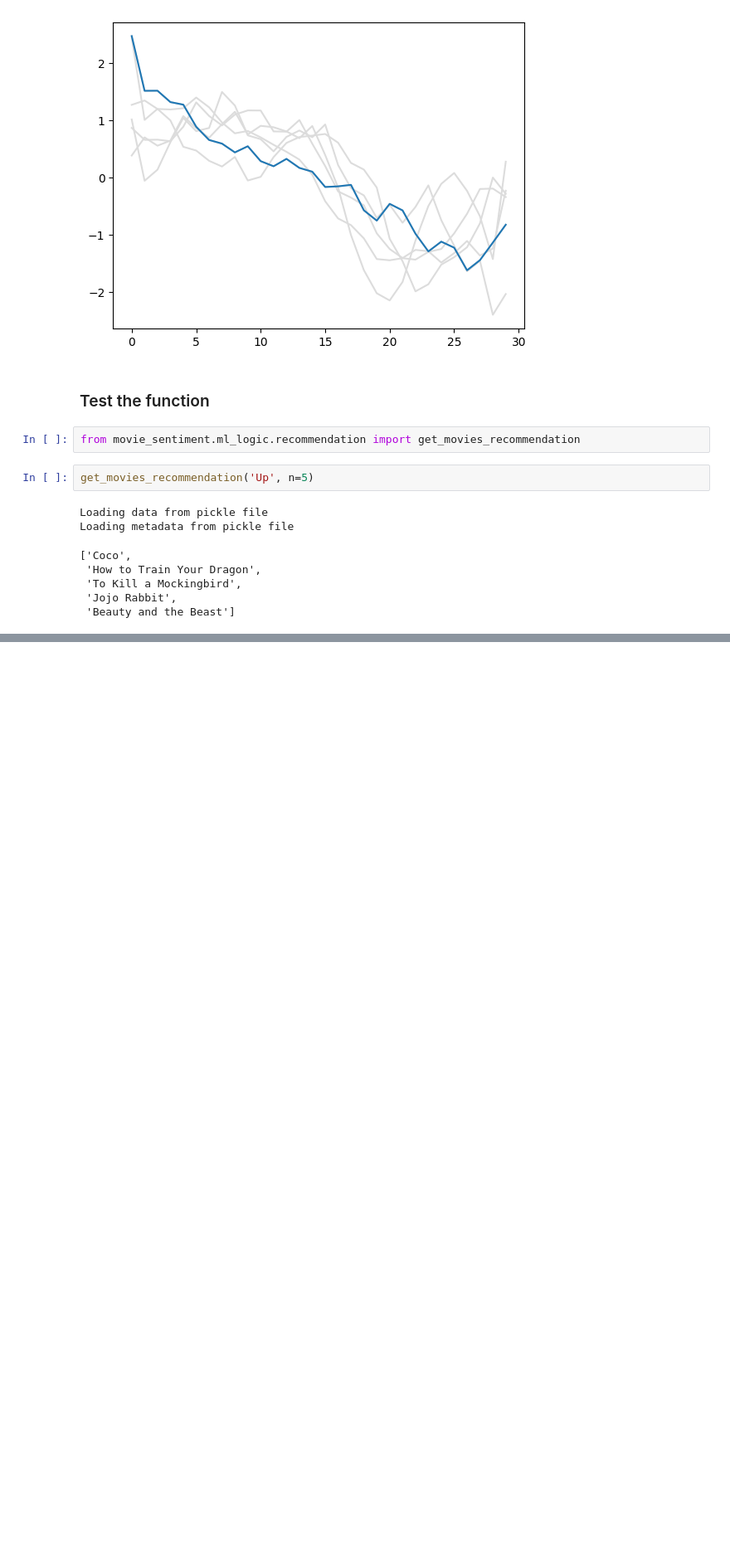
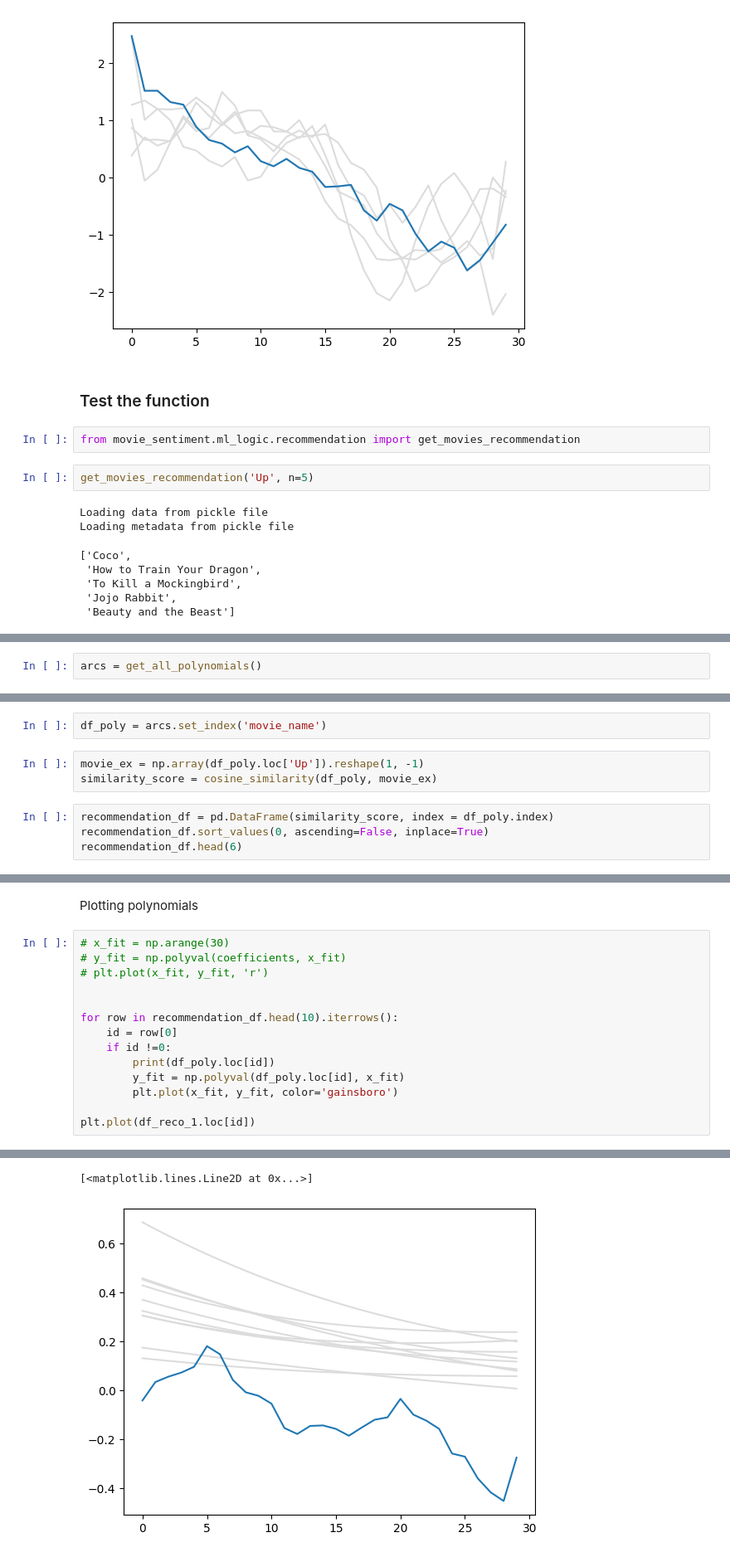
Before and after one commit to sebhochart/movie-sentiment-analysis, a Jupyter notebook: notebooks/Recommendation.ipynb, the cells around one changed output, grey strips where cells are left out. Shown at 83% size. Saved outputs shown, nothing was run; the diff lists cells and outputs as text; blank space fills up the shorter version.

```diff
--- a/notebooks/Recommendation.ipynb
+++ b/notebooks/Recommendation.ipynb
@@ -245,0 +237,2 @@ Loading metadata from pickle file
+# %%
+arcs = get_all_polynomials()
@@ -245,0 +241,9 @@ Loading metadata from pickle file
+# %%
+df_poly = arcs.set_index('movie_name')
+# %%
+movie_ex = np.array(df_poly.loc['Up']).reshape(1, -1)
+similarity_score = cosine_similarity(df_poly, movie_ex)
+# %%
+recommendation_df = pd.DataFrame(similarity_score, index = df_poly.index)
+recommendation_df.sort_values(0, ascending=False, inplace=True)
+recommendation_df.head(6)
@@ -245,0 +259,17 @@ Loading metadata from pickle file
+# %% [markdown]
+Plotting polynomials
+# %%
+# x_fit = np.arange(30)
+# y_fit = np.polyval(coefficients, x_fit)
+# plt.plot(x_fit, y_fit, 'r')
+
+
+for row in recommendation_df.head(10).iterrows():
+    id = row[0]
+    if id !=0:
+        print(df_poly.loc[id])
+        y_fit = np.polyval(df_poly.loc[id], x_fit)
+        plt.plot(x_fit, y_fit, color='gainsboro')
+
+plt.plot(df_reco_1.loc[id])
+# %% [output]
@@ -245,0 +293,2 @@ Loading metadata from pickle file
+[<matplotlib.lines.Line2D at 0x...>]
+[figure, added]
```
Also changed, not shown: parts of 8 cells of this notebook, 5 other files.
